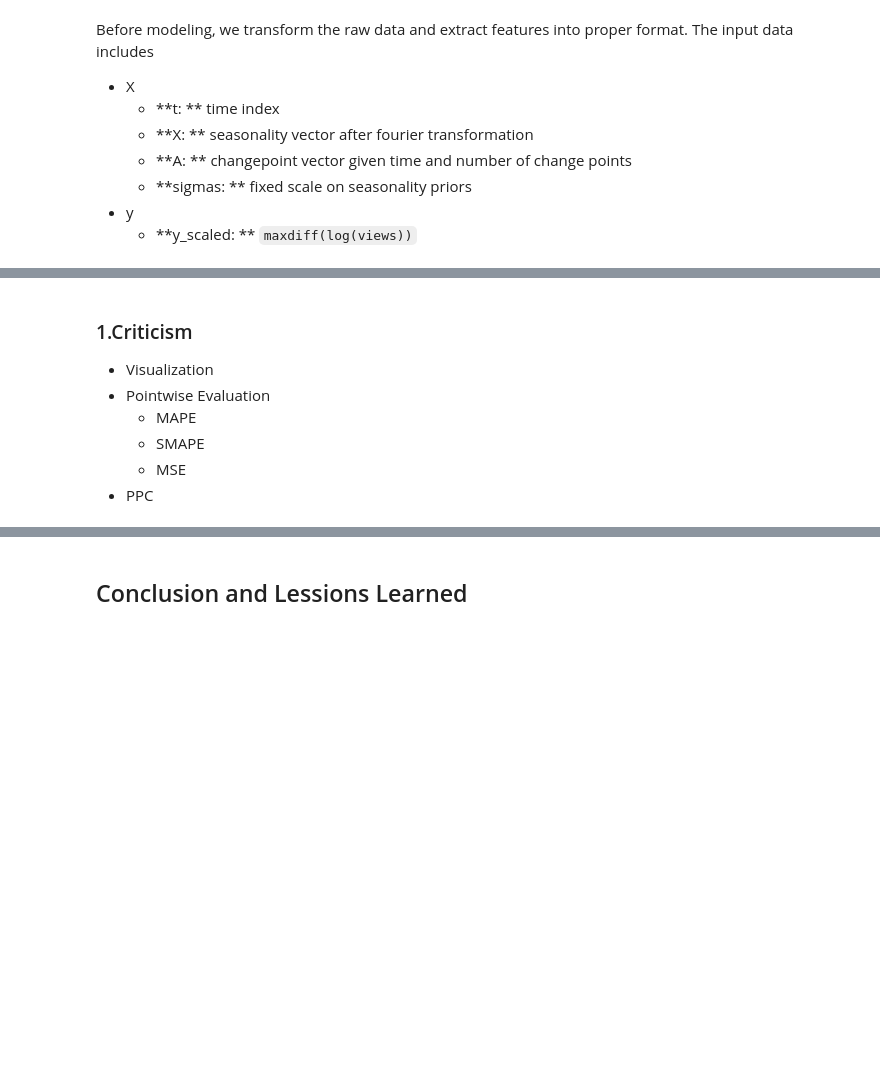
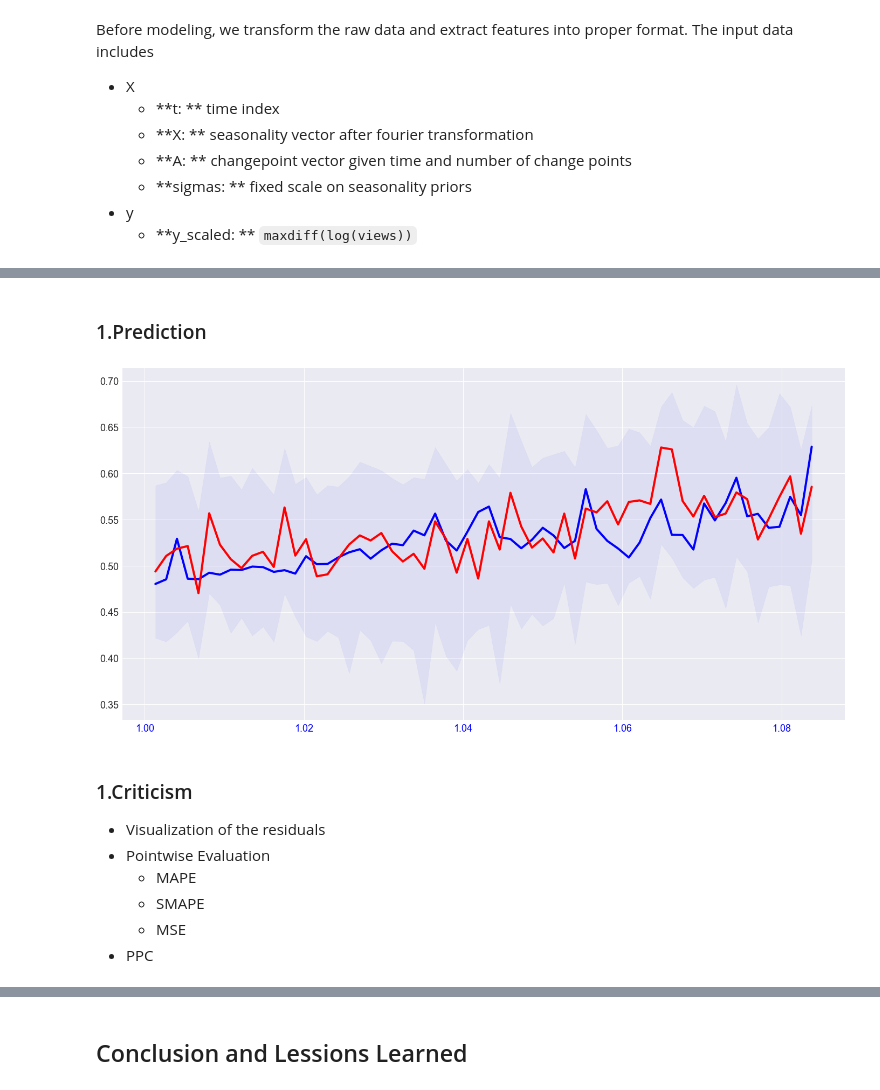
Before and after one commit to AmyJiang/probprog-project, a Jupyter notebook: final_notebook.ipynb, the cells around one changed output, grey strips where cells are left out. Cells and saved outputs as stored; diff of their text form; code cells hidden in the pictures; blank space fills up the shorter version.

```diff
--- a/final_notebook.ipynb
+++ b/final_notebook.ipynb
@@ -35,6 +37,7 @@ matplotlib.rcParams['figure.figsize'] = (24, 12)
 matplotlib.rcParams['lines.linewidth'] = 2
 matplotlib.rcParams['xtick.labelsize'] = 18
 matplotlib.rcParams['ytick.labelsize'] = 18
+matplotlib.rcParams['xtick.color'] = 'b'
 # %% [markdown]
 ## Round 1:
 ___
@@ -43,7 +48,8 @@ We randomly pick a wikipedia article data with `ds` and `views` in long format.
 # %%
 # Load data into DataFrame
 FPATH = "./data/nfl_teams.csv"
-pages = ["Atlanta_Falcons_en.wikipedia.org_mobile-web_all-agents"]
+pages = ["Atlanta_Falcons_en.wikipedia.org_mobile-web_all-agents",
+         "Dallas_Cowboys_en.wikipedia.org_mobile-web_all-agents"]
 
 timeseries = get_timeseries(FPATH)
 ts_dfs = []
@@ -162,0 +183,20 @@ y_true = ts["future"]["y_scaled"].as_matrix()
+# %%
+posts_dict = {
+    k: qk, m: qm, sigma_obs: qsigma_obs,
+    beta: qbeta, delta: qdelta,
+    tau: qtau
+}
+
+data_dict = {
+    y: ts_data[0]["history"]["y_scaled"].as_matrix(),
+    t: train_data["t"],
+    X: train_data["X"],
+    sigmas: train_data["sigmas"],
+    A: train_data["A"],
+    t_change: train_data["t_change"]
+}
+
+inference = ed.HMC(posts_dict, data=data_dict)
+STEP_SIZE = 5e-4
+N_STEPS = 2
+inference.run(step_size=STEP_SIZE)#, n_steps=N_STEPS
@@ -163,6 +205,30 @@ y_true = ts["future"]["y_scaled"].as_matrix()
+# %% [markdown]
+### 1.Prediction
+# %%
+test_data_dict =  {
+    t: test_data["t"],
+    X: test_data["X"],
+    sigmas: test_data["sigmas"],
+    A: test_data["A"],
+    t_change: test_data["t_change"]
+}
+CI = [20, 80]
+y_true = ts_data[0]["future"]["y_scaled"]
+y_pred = predict(y, posts_dict, test_data_dict,SAMPLE=500)
+y_pred_mean = np.mean(y_pred, axis=0)[0]
+y_pred_lower = np.percentile(y_pred, CI, axis=0)[0][0]
+y_pred_upper = np.percentile(y_pred, CI, axis=0)[1][0]
+plt.plot(ts_data[0]["future"]["t"], y_true,lw=4, color='b')
+plt.plot(ts_data[0]["future"]["t"], y_pred_mean,lw=4, color='r')
+# plt.plot(ts_data[0]["future"]["ds"], y_pred_lower)
+# plt.plot(ts_data[0]["future"]["ds"], y_pred_upper)
+plt.fill_between(ts_data[0]["future"]["t"], y_pred_lower,y_pred_upper,color='b',alpha=.05)
+plt.show()
+# %% [output]
+[figure, added]
 # %% [markdown]
 ### 1.Criticism
-- Visualization
+- Visualization of the residuals
 - Pointwise Evaluation
     - MAPE
     - SMAPE
```
Also changed, not shown: parts of 21 cells of this notebook, 1 other file.
